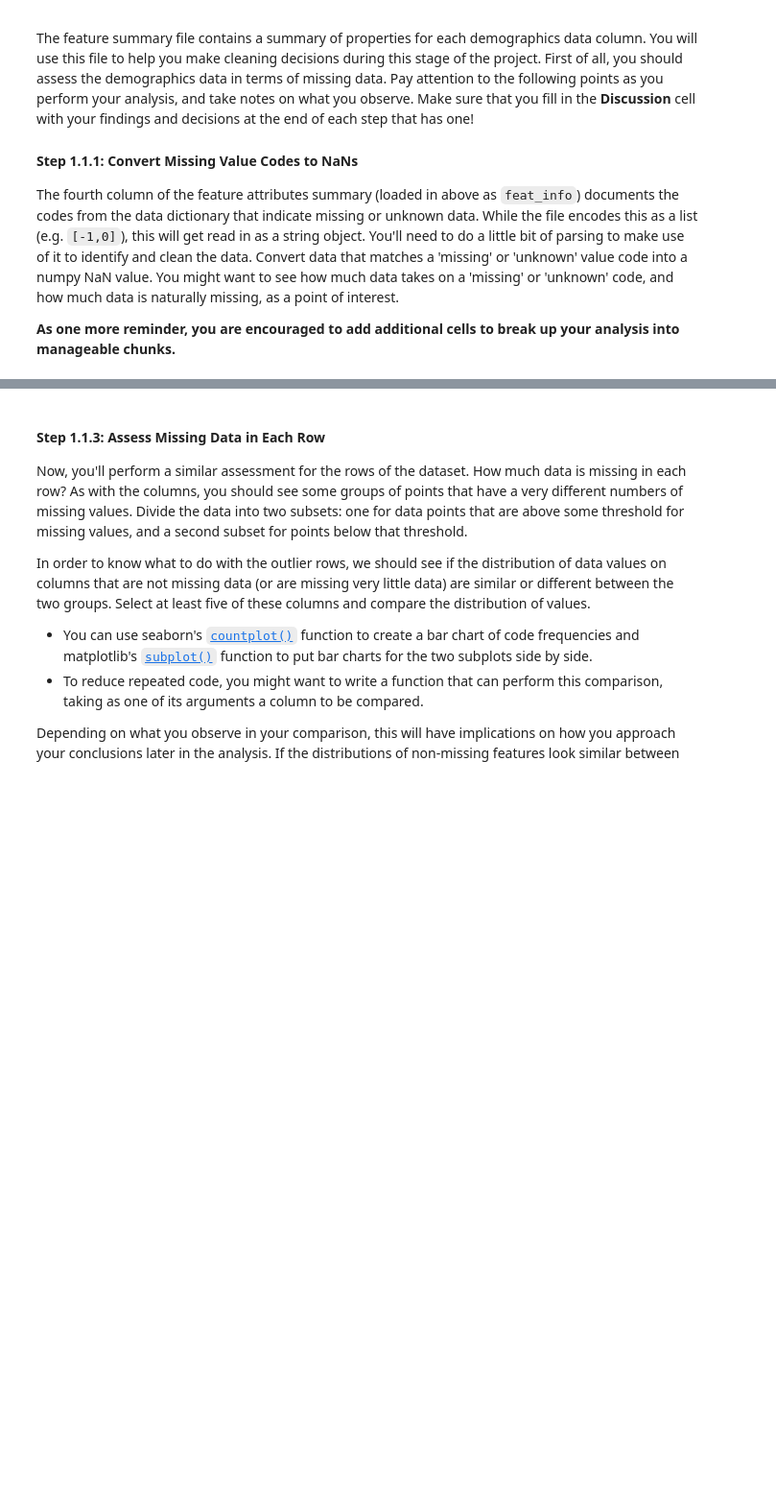
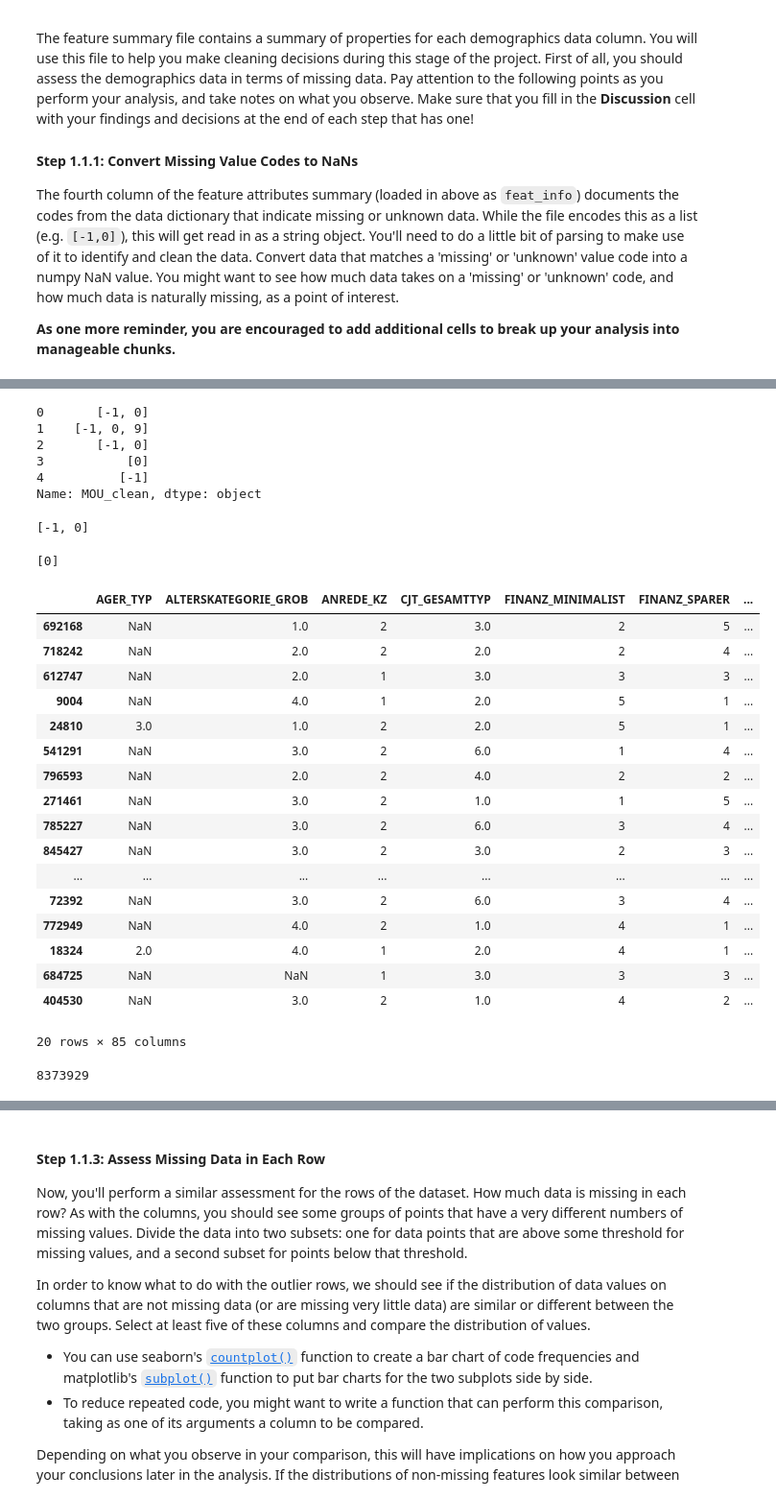
Before and after one commit to jungbuck1/Creating-Customer-Segments, a Jupyter notebook: Identify_Customer_Segments-Copy1.ipynb, the cells around one changed output, grey strips where cells are left out. Shown at 96% size. Saved outputs shown, nothing was run; the diff lists cells and outputs as text; code cells hidden in the pictures; blank space fills up the shorter version.

```diff
--- a/Identify_Customer_Segments-Copy1.ipynb
+++ b/Identify_Customer_Segments-Copy1.ipynb
@@ -155,0 +132,14 @@ feat_info_clean.missing_or_unknown[57]
+# %%
+# create function to convert strings to int
+def string_to_int(i):
+    '''converts each item in list to an int if possible,
+    otherwise just leaves it be
+    INPUT: list to be converted
+    OUTPUT: list of integers (where possible)'''
+    new_list = []
+    for string in i:
+        try:
+            new_list.append(int(string))
+        except:
+            new_list.append(string)
+    return new_list
@@ -155,0 +149,10 @@ feat_info_clean.missing_or_unknown[57]
+# %%
+# check values in MOU_clean
+feat_info_clean['MOU_clean'].head()
+# %% [output]
+0       [-1, 0]
+1    [-1, 0, 9]
+2       [-1, 0]
+3           [0]
+4          [-1]
+Name: MOU_clean, dtype: object
@@ -155,0 +166,34 @@ feat_info_clean.missing_or_unknown[57]
+# %%
+att_index.loc['AGER_TYP'].loc['MOU_clean']
+# %% [output]
+[-1, 0]
+# %%
+att_index.loc['CJT_GESAMTTYP', 'MOU_clean']
+# %% [output]
+[0]
+# %%
+azdias_clean.sample(20)
+# %% [output]
+|  | AGER_TYP | ALTERSKATEGORIE_GROB | ANREDE_KZ | CJT_GESAMTTYP | FINANZ_MINIMALIST | FINANZ_SPARER | ... |
+| 692168 | NaN | 1.0 | 2 | 3.0 | 2 | 5 | ... |
+| 718242 | NaN | 2.0 | 2 | 2.0 | 2 | 4 | ... |
+| 612747 | NaN | 2.0 | 1 | 3.0 | 3 | 3 | ... |
+| 9004 | NaN | 4.0 | 1 | 2.0 | 5 | 1 | ... |
+| 24810 | 3.0 | 1.0 | 2 | 2.0 | 5 | 1 | ... |
+| 541291 | NaN | 3.0 | 2 | 6.0 | 1 | 4 | ... |
+| 796593 | NaN | 2.0 | 2 | 4.0 | 2 | 2 | ... |
+| 271461 | NaN | 3.0 | 2 | 1.0 | 1 | 5 | ... |
+| 785227 | NaN | 3.0 | 2 | 6.0 | 3 | 4 | ... |
+| 845427 | NaN | 3.0 | 2 | 3.0 | 2 | 3 | ... |
+| ... | ... | ... | ... | ... | ... | ... | ... |
+| 72392 | NaN | 3.0 | 2 | 6.0 | 3 | 4 | ... |
+| 772949 | NaN | 4.0 | 2 | 1.0 | 4 | 1 | ... |
+| 18324 | 2.0 | 4.0 | 1 | 2.0 | 4 | 1 | ... |
+| 684725 | NaN | NaN | 1 | 3.0 | 3 | 3 | ... |
+| 404530 | NaN | 3.0 | 2 | 1.0 | 4 | 2 | ... |
+20 rows × 85 columns
+# %%
+# Checking null value counts
+azdias_clean.isna().sum().sum()
+# %% [output]
+8373929
```
Also changed, not shown: parts of 70 cells of this notebook.
